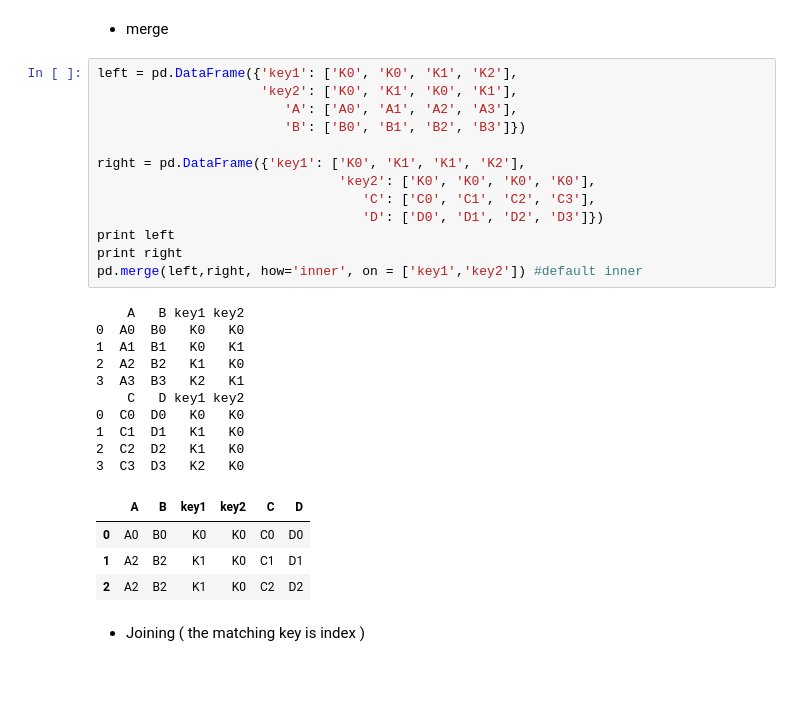
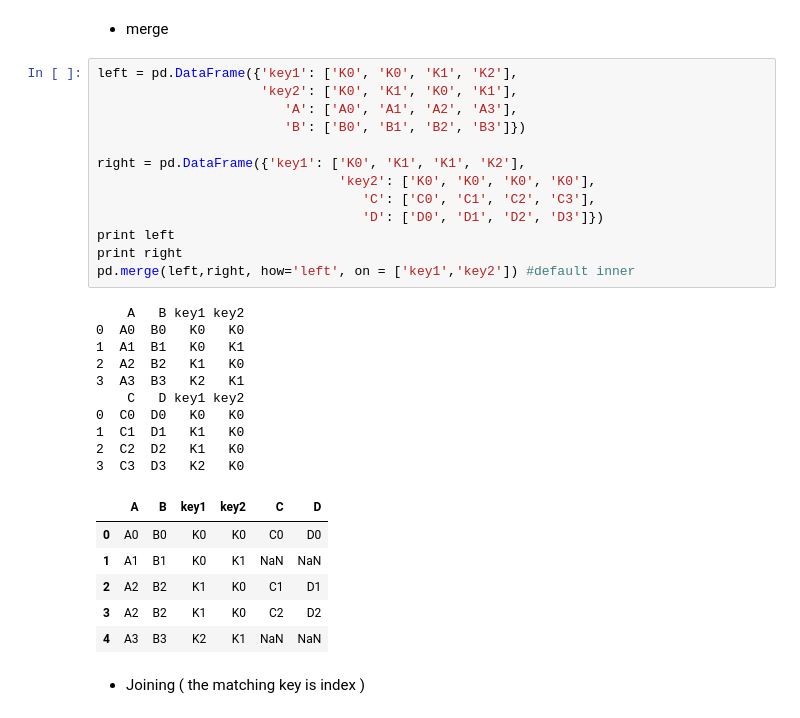
Before and after one commit to LennyFan/Machine-Learning, a Jupyter notebook: New/02-pandas.ipynb, the cells around one changed output. Saved outputs shown, nothing was run; the diff lists cells and outputs as text; blank space fills up the shorter version.

```diff
--- a/New/02-pandas.ipynb
+++ b/New/02-pandas.ipynb
@@ -442,31 +442,33 @@ df1
 # %%
 left = pd.DataFrame({'key1': ['K0', 'K0', 'K1', 'K2'],
                      'key2': ['K0', 'K1', 'K0', 'K1'],
                         'A': ['A0', 'A1', 'A2', 'A3'],
                         'B': ['B0', 'B1', 'B2', 'B3']})
 
 right = pd.DataFrame({'key1': ['K0', 'K1', 'K1', 'K2'],
                                'key2': ['K0', 'K0', 'K0', 'K0'],
                                   'C': ['C0', 'C1', 'C2', 'C3'],
                                   'D': ['D0', 'D1', 'D2', 'D3']})
 print left
 print right
-pd.merge(left,right, how='inner', on = ['key1','key2']) #default inner
+pd.merge(left,right, how='left', on = ['key1','key2']) #default inner
 # %% [output]
     A   B key1 key2
 0  A0  B0   K0   K0
 1  A1  B1   K0   K1
 2  A2  B2   K1   K0
 3  A3  B3   K2   K1
     C   D key1 key2
 0  C0  D0   K0   K0
 1  C1  D1   K1   K0
 2  C2  D2   K1   K0
 3  C3  D3   K2   K0
 |  | A | B | key1 | key2 | C | D |
 | 0 | A0 | B0 | K0 | K0 | C0 | D0 |
-| 1 | A2 | B2 | K1 | K0 | C1 | D1 |
-| 2 | A2 | B2 | K1 | K0 | C2 | D2 |
+| 1 | A1 | B1 | K0 | K1 | NaN | NaN |
+| 2 | A2 | B2 | K1 | K0 | C1 | D1 |
+| 3 | A2 | B2 | K1 | K0 | C2 | D2 |
+| 4 | A3 | B3 | K2 | K1 | NaN | NaN |
 # %% [markdown]
 - Joining ( the matching key is index )
 # %%
```
Also changed, not shown: 1 other file.
